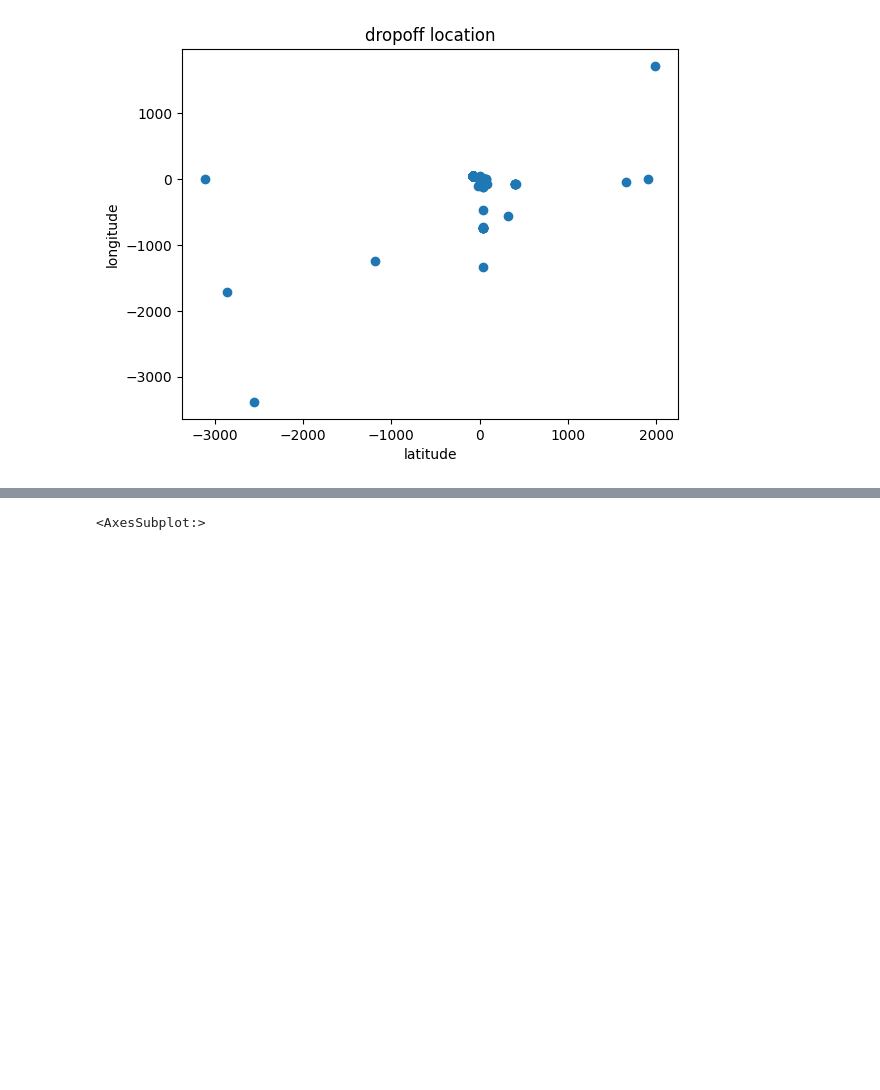
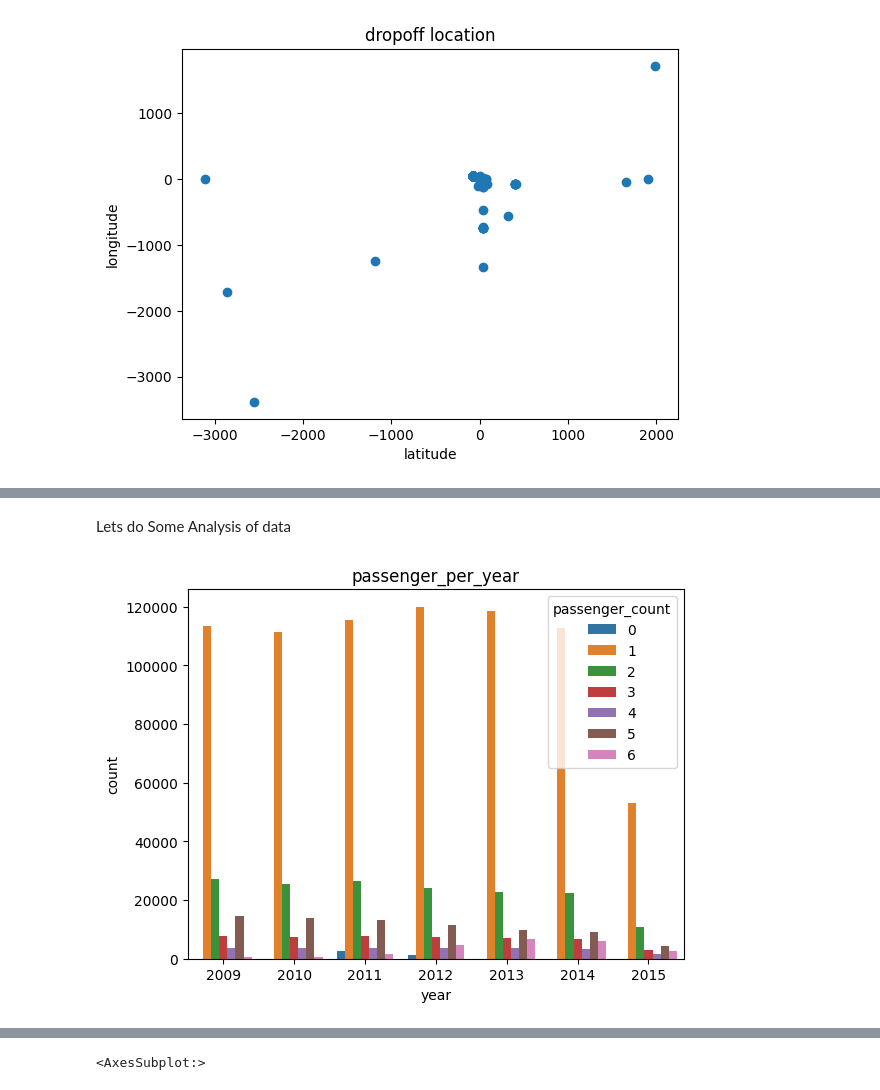
Before and after one commit to shivamks1998/New_York_Taxi_Fare_Prediction, a Jupyter notebook: fare_prediction.ipynb, the cells around one changed output, grey strips where cells are left out. Saved outputs shown, nothing was run; the diff lists cells and outputs as text; code cells hidden in the pictures; blank space fills up the shorter version.

```diff
--- a/fare_prediction.ipynb
+++ b/fare_prediction.ipynb
@@ -185,7 +193,18 @@ def extract_data(dataframe):
     dataframe['day'] = dataframe.pickup_datetime.dt.day
     dataframe['weekday'] = dataframe.pickup_datetime.dt.weekday
     dataframe['hour'] = dataframe.pickup_datetime.dt.hour
+    dataframe['month_name'] = dataframe.pickup_datetime.dt.month_name()
+    dataframe['day_name'] = dataframe.pickup_datetime.dt.day_name()
     return dataframe
 
 #To extract date  time months from the feature
 dataframe = extract_data(dataframe)
+# %% [markdown]
+Lets do Some Analysis of data
+# %%
+passenger_per_year = dataframe.groupby(['year','passenger_count'])['passenger_count'].count().reset_index(name = 'count')
+sns.barplot(x = 'year',y = 'count',data = passenger_per_year,hue='passenger_count')
+plt.title("passenger_per_year")
+plt.show()
+# %% [output]
+[figure, added]
```
Also changed, not shown: parts of 19 cells of this notebook.
